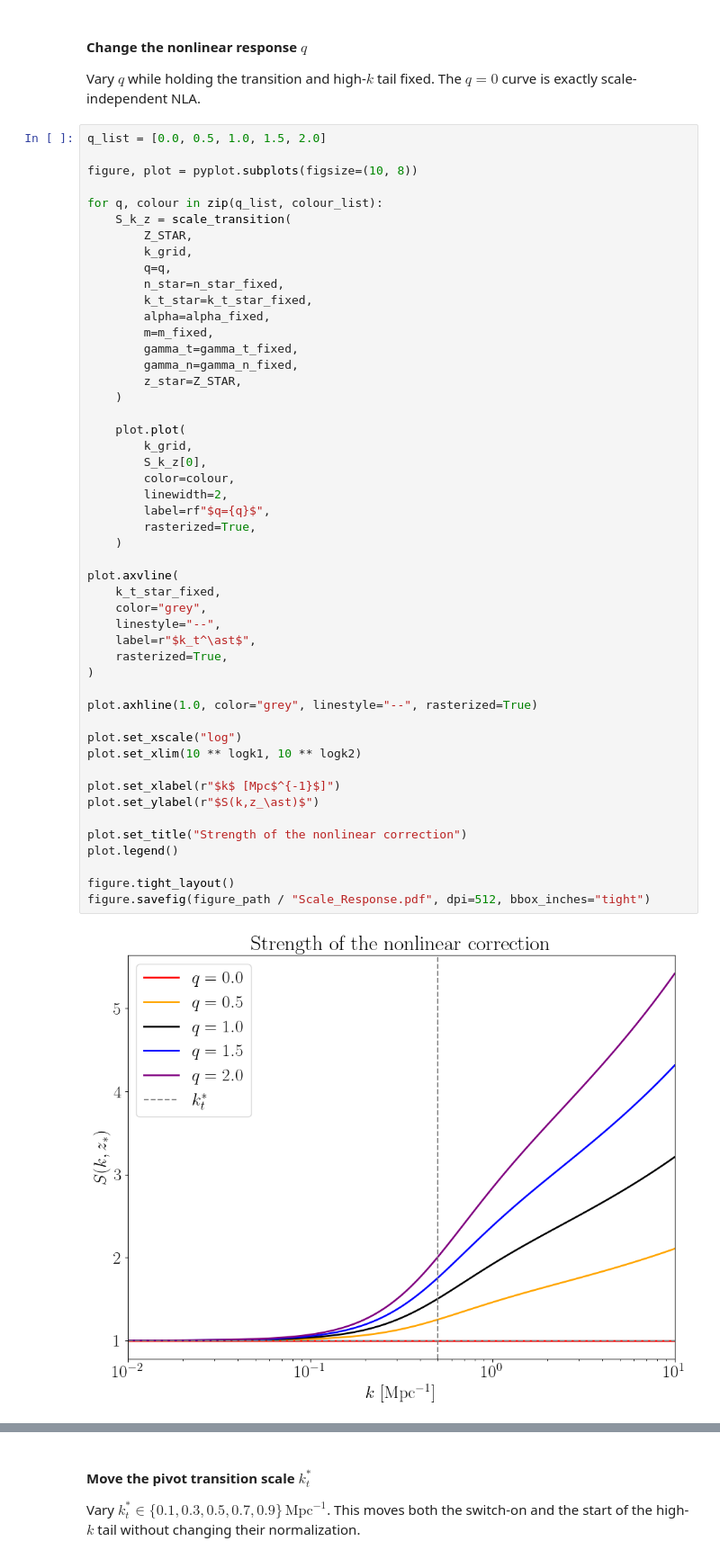
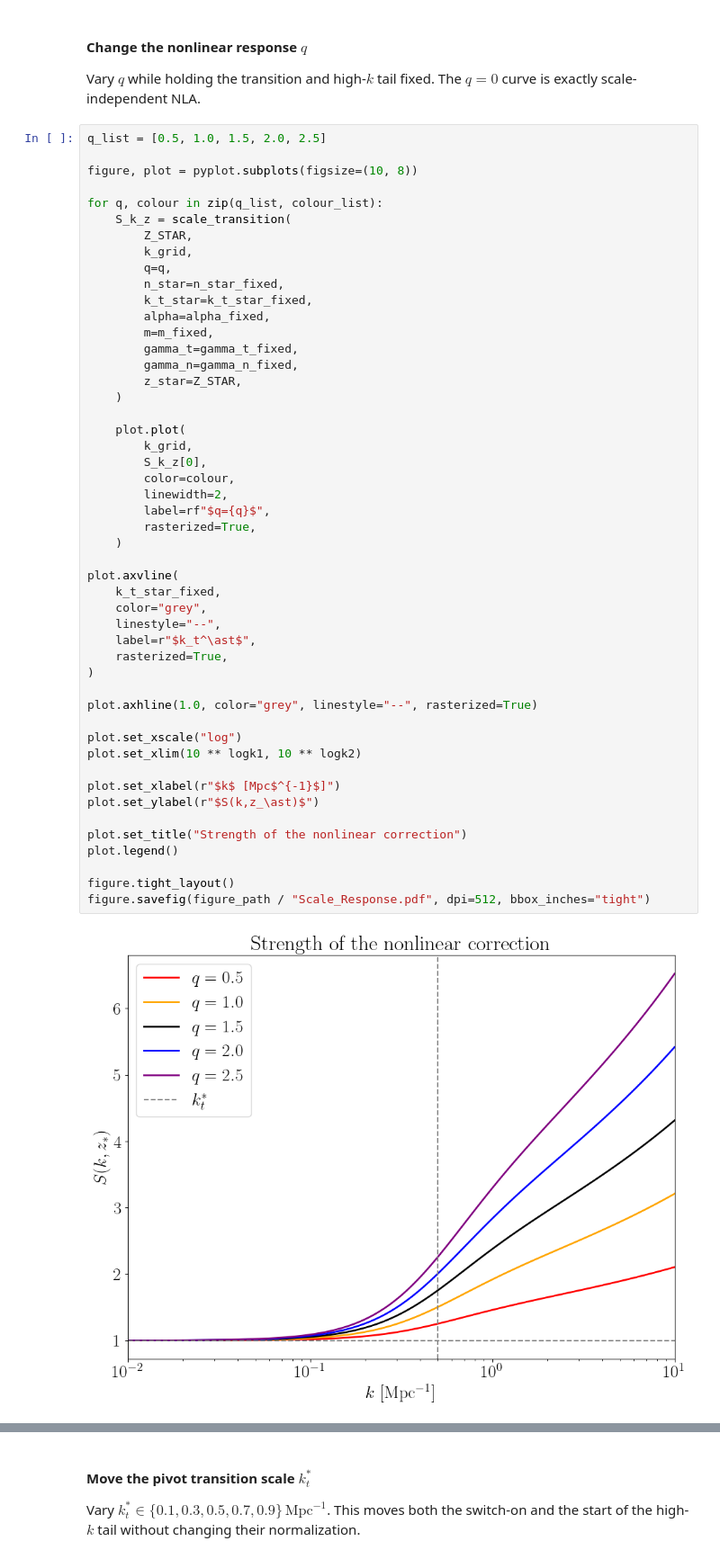
Before and after one commit to CosmoCloudZhang/IAFlowCloud, a Jupyter notebook: Code/NLA.ipynb, the cells around one changed output, grey strips where cells are left out. Shown at 90% size. Saved outputs shown, nothing was run; the diff lists cells and outputs as text.

```diff
--- a/Code/NLA.ipynb
+++ b/Code/NLA.ipynb
@@ -663,7 +673,7 @@ shape $(N_z,N_k)$.
 Vary $q$ while holding the transition and high-$k$ tail fixed. The $q=0$ curve is
 exactly scale-independent NLA.
 # %%
-q_list = [0.0, 0.5, 1.0, 1.5, 2.0]
+q_list = [0.5, 1.0, 1.5, 2.0, 2.5]
 
 figure, plot = pyplot.subplots(figsize=(10, 8))
 
@@ -685,31 +695,31 @@ for q, colour in zip(q_list, colour_list):
         k_grid,
         S_k_z[0],
         color=colour,
         linewidth=2,
         label=rf"$q={q}$",
         rasterized=True,
     )
 
 plot.axvline(
     k_t_star_fixed,
     color="grey",
     linestyle="--",
     label=r"$k_t^\ast$",
     rasterized=True,
 )
 
 plot.axhline(1.0, color="grey", linestyle="--", rasterized=True)
 
 plot.set_xscale("log")
 plot.set_xlim(10 ** logk1, 10 ** logk2)
 
 plot.set_xlabel(r"$k$ [Mpc$^{-1}$]")
 plot.set_ylabel(r"$S(k,z_\ast)$")
 
 plot.set_title("Strength of the nonlinear correction")
 plot.legend()
 
 figure.tight_layout()
 figure.savefig(figure_path / "Scale_Response.pdf", dpi=512, bbox_inches="tight")
 # %% [output]
-[figure, old version]
+[figure, new version]
```
Also changed, not shown: parts of 15 cells of this notebook, 4 other files.
